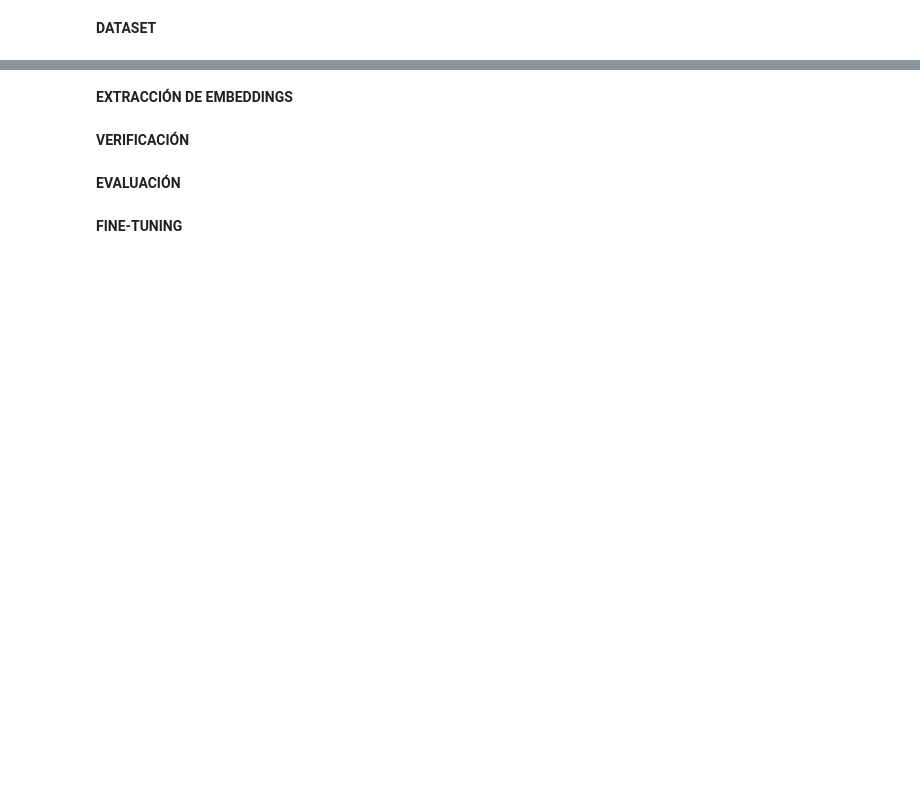
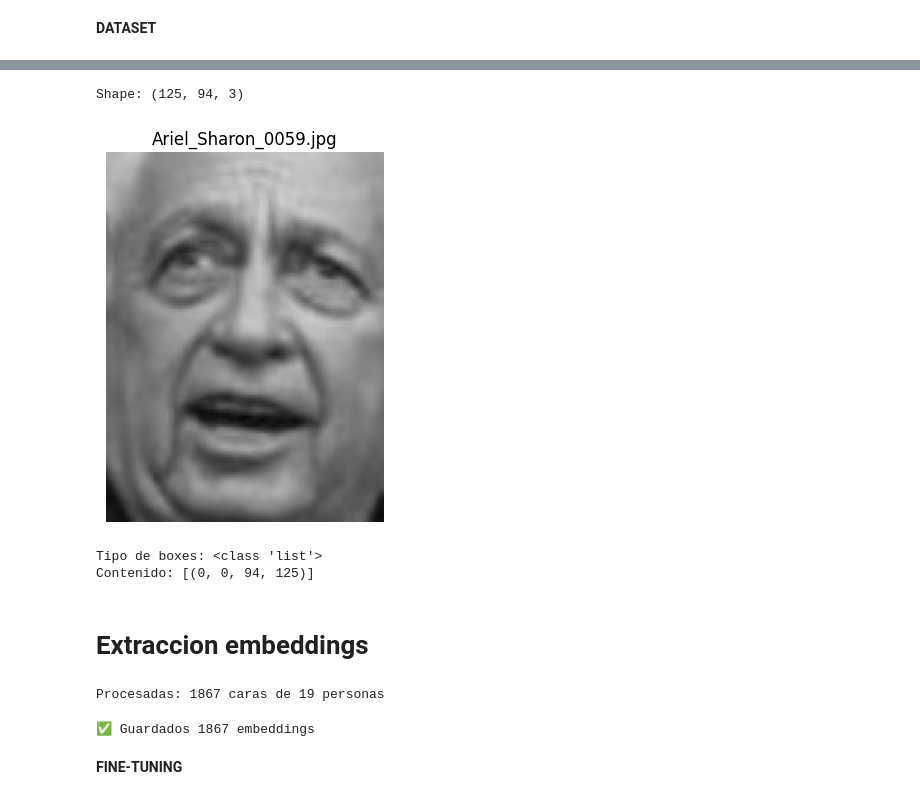
Before and after one commit to FacundoMol/tuia-face-recognition-app, a Jupyter notebook: train.ipynb, the cells around one changed output, grey strips where cells are left out. Saved outputs shown, nothing was run; the diff lists cells and outputs as text; code cells hidden in the pictures; blank space fills up the shorter version.

```diff
--- a/train.ipynb
+++ b/train.ipynb
@@ -187,2 +98,0 @@ Embedding shape: torch.Size([1, 512])  norma L2: 1.0000 (esperado ~ 1.0)
-# %% [markdown]
-**EXTRACCIÓN DE EMBEDDINGS**
@@ -216,2 +98,0 @@ for i, box in enumerate(boxes):
-# %% [markdown]
-**VERIFICACIÓN**
@@ -251,2 +99,18 @@ plt.show()
-# %% [markdown]
-**EVALUACIÓN**
+# %%
+img_path = next(Path("data/processed/Ariel_Sharon").glob("*.jpg"))
+img = cv2.imread(str(img_path))
+print(f"Shape: {img.shape}")
+
+plt.imshow(cv2.cvtColor(img, cv2.COLOR_BGR2RGB))
+plt.title(img_path.name)
+plt.axis('off')
+plt.show()
+
+boxes = service.detect_faces(img)
+print(f"Tipo de boxes: {type(boxes)}")
+print(f"Contenido: {boxes}")
+# %% [output]
+Shape: (125, 94, 3)
+[figure, added]
+Tipo de boxes: <class 'list'>
+Contenido: [(0, 0, 94, 125)]
@@ -253,3 +120,53 @@ plt.show()
+# %% [markdown]
+# Extraccion embeddings
+# %%
+dataset = Path('src/data/processed')
+output_dir = Path("output/post-processed")
+output_dir.mkdir(parents=True, exist_ok=True)
+
+pil_faces = {}
+embeddings_db = {}
+
+preprocess = transforms.Compose([
+    transforms.Resize((160, 160)),
+    transforms.ToTensor(),
+    transforms.Normalize(mean=[0.5, 0.5, 0.5], std=[0.5, 0.5, 0.5])
+])
+
+for folder in dataset.iterdir():
+    if not folder.is_dir():
+        continue
+    persona_name = folder.name
+
+    for img_path in folder.glob('*.jpg'):
+        k = f"{persona_name}_{img_path.name}"
+
+        pil_img = Image.open(img_path).convert('RGB')
+        face_pil = pil_img.resize((160, 160))
+
+        pil_faces[k] = face_pil
+        face_pil.save(output_dir / f"{k}.jpg")
+
+        face_tensor = preprocess(pil_img).unsqueeze(0).to(device)
+        with torch.no_grad():
+            embedding = modelo(face_tensor).squeeze().cpu().numpy()
+
+        embeddings_db[k] = embedding
+
+print(f"Procesadas: {len(pil_faces)} caras de {len(list(dataset.iterdir()))} personas")
+# %% [output]
+Procesadas: 1867 caras de 19 personas
+# %%
+import json
+
+embeddings_to_save = {k: v.tolist() for k, v in embeddings_db.items()}
+
+with open("src/data/embeddings.json", "w") as f:
+    json.dump(embeddings_to_save, f)
+
+print(f"✅ Guardados {len(embeddings_to_save)} embeddings")
+# %% [output]
+✅ Guardados 1867 embeddings
 # %% [markdown]
 **FINE-TUNING**
 # %%
```
Also changed, not shown: parts of 17 cells of this notebook.
